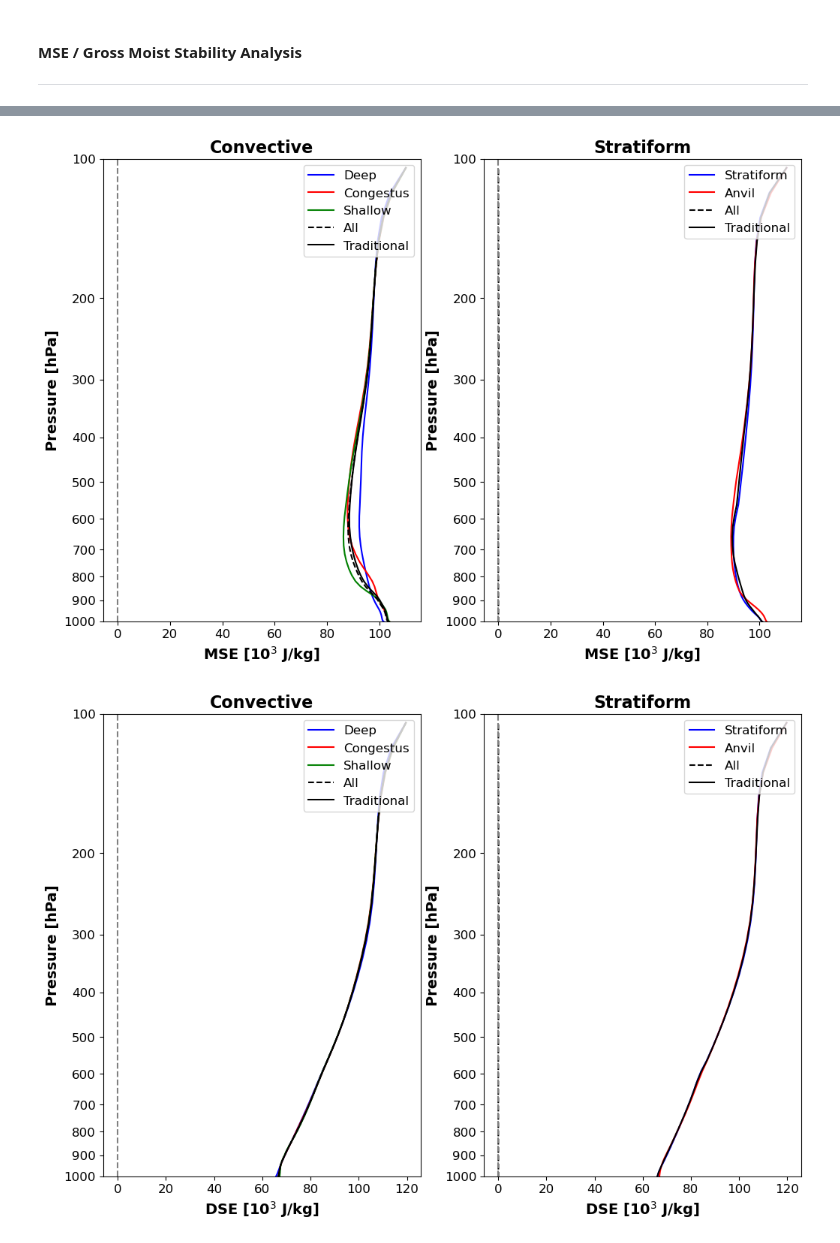
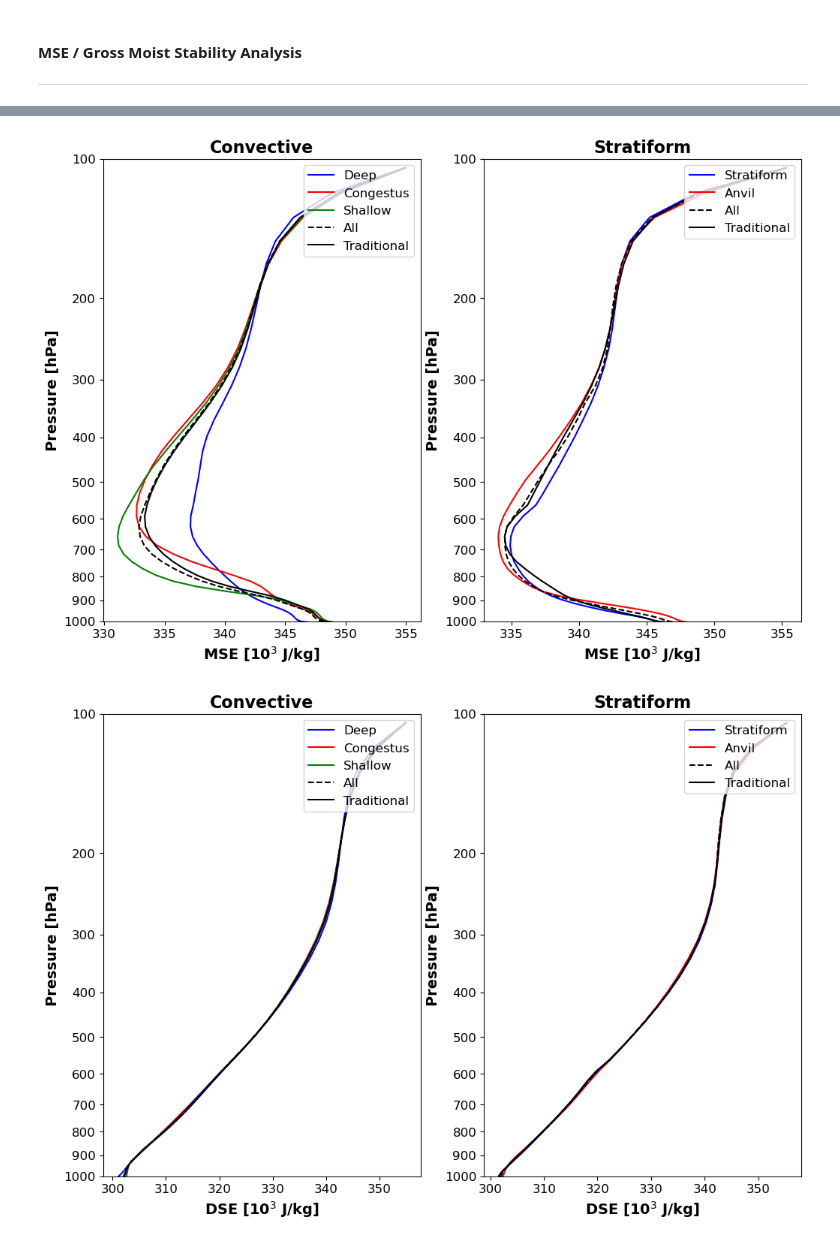
Before and after one commit to jhruppert/jhr-wrf-python, a Jupyter notebook: cloud_ratio_class.ipynb, the cells around one changed output, grey strips where cells are left out. Drawn from its saved outputs; the diff is of its cells as text; code cells hidden in the pictures.

```diff
--- a/cloud_ratio_class.ipynb
+++ b/cloud_ratio_class.ipynb
@@ -186,0 +243,10 @@ lwmsec *= 3600*24 # s/day * /s = /day
+# %%
+# Run first test
+
+p_hyd, dp, q_var, c_type, c_type_og = class_variables(wrfout1, t01)
+w, tmpk, qv, rho = misc_variables(wrfout1, p_hyd)
+crf, lw_net, lw_net_cs = rad_tend(wrfout1)
+dse_z, mse_z = static_energies(wrfout1, tmpk, qv, dp)
+dse = vertical_int(dse_z, dp)
+mse = vertical_int(mse_z, dp)
+lwmse, lwmse_cs = mse_variance(mse, lw_net, lw_net_cs)
@@ -449,7 +522,8 @@ plt.tight_layout()
 pres = np.mean(p_hyd, axis=(1,2))*1e-2 # Pa --> hPa
 # %%
 # Function to plot class-averaged profiles
-def plot_profiles_class(var_profile, precip_list, var_conv, var_strat, var_profile_og, xlabel, pres):
+def plot_profiles_class(var_profile, precip_list, var_conv, var_strat, var_profile_og, xlabel, pres,
+                        zeroline=True):
 
     fig = plt.figure(figsize=(12,8),facecolor='white')
 
@@ -463,7 +537,7 @@ def plot_profiles_class(var_profile, precip_list, var_conv, var_strat, var_profi
     ax.set_title('Convective', size=16, weight='bold')
     plt.legend(loc='upper right', fontsize=12)
     plt.gca().invert_yaxis()
-    ax.axvline(0, color='gray', linestyle='--')
+    if zeroline: ax.axvline(0, color='gray', linestyle='--')
     ax.set_yscale('log')
     ax.yaxis.set_major_formatter(ticker.ScalarFormatter())
     ytick_loc=np.arange(1000,0,-100)
@@ -485,7 +559,7 @@ def plot_profiles_class(var_profile, precip_list, var_conv, var_strat, var_profi
     ax.yaxis.set_major_formatter(ticker.ScalarFormatter())
     plt.legend(loc='upper right', fontsize=12)
     plt.gca().invert_yaxis()
-    ax.axvline(0, color='gray', linestyle='--')
+    if zeroline: ax.axvline(0, color='gray', linestyle='--')
     plt.ylim(1000,100)
     # plt.xlim(-0.25,0.4)
     plt.yticks(ticks=ytick_loc, size=12)
@@ -495,30 +569,31 @@ def plot_profiles_class(var_profile, precip_list, var_conv, var_strat, var_profi
     plt.ylabel('Pressure [hPa]', size=14, weight='bold')
 # %%
 # Function to get class-averaged profiles
-def var_profiles_class(var, c_type, c_type_og, pres, xlabel):
+def var_profiles_class(var, c_type, c_type_og, pres, xlabel, zeroline=True):
 
     # New classification scheme
     precip_list = ['Deep', 'Congestus', 'Shallow', 'Stratiform', 'Anvil']
     n_class = len(precip_list)
-    var_profile = np.empty((n_class,nz))
+    var_profile = np.ma.empty((n_class,nz))
     for t in range(n_class):
         ind = (c_type == t+1).nonzero()
-        var_profile[t,:] = np.mean(var[:,ind[0],ind[1]], axis=1)
+        var_profile[t,:] = np.ma.mean(var[:,ind[0],ind[1]], axis=1)
 
     ind = ((c_type > 0) & (c_type < 4)).nonzero()
-    var_conv = np.mean(var[:,ind[0],ind[1]], axis=1) # convective total
+    var_conv = np.ma.mean(var[:,ind[0],ind[1]], axis=1) # convective total
     ind = (c_type > 3).nonzero()
-    var_strat = np.mean(w[:,ind[0],ind[1]], axis=1) # stratiform total
+    var_strat = np.ma.mean(var[:,ind[0],ind[1]], axis=1) # stratiform total
 
     # Traditional classification scheme
     precip_list_og = ['conv', 'strat', 'mixed']
-    n_class_og = len(precip_list)
-    var_profile_og = np.empty((n_class_og,nz))
+    n_class_og = len(precip_list_og)
+    var_profile_og = np.ma.empty((n_class_og,nz))
     for t in range(n_class_og):
         ind = (c_type_og == t+1).nonzero()
-        var_profile_og[t,:] = np.mean(var[:,ind[0],ind[1]], axis=1)
+        var_profile_og[t,:] = np.ma.mean(var[:,ind[0],ind[1]], axis=1)
 
-    plot_profiles_class(var_profile, precip_list, var_conv, var_strat, var_profile_og, xlabel, pres)
+    plot_profiles_class(var_profile, precip_list, var_conv, var_strat, var_profile_og, xlabel, pres,
+                        zeroline)
 # %% [markdown]
 #### Average w-profiles
 # %%
@@ -582,14 +687,12 @@ var_profiles_class(var, c_type, c_type_og, pres, xlabel)
 # %%
 var = np.copy(mse_z)*1e-3
-var -= np.mean(var)
 xlabel = 'MSE [10$^3$ J/kg]'
-var_profiles_class(var, c_type, c_type_og, pres, xlabel)
+var_profiles_class(var, c_type, c_type_og, pres, xlabel, zeroline=False)
 # %% [output]
-[figure, old version]
+[figure, new version]
 # %%
 var = np.copy(dse_z)*1e-3
-var -= np.mean(var)
 xlabel = 'DSE [10$^3$ J/kg]'
-var_profiles_class(var, c_type, c_type_og, pres, xlabel)
+var_profiles_class(var, c_type, c_type_og, pres, xlabel, zeroline=False)
 # %% [output]
-[figure, old version]
+[figure, new version]
```
Also changed, not shown: parts of 18 cells of this notebook.
